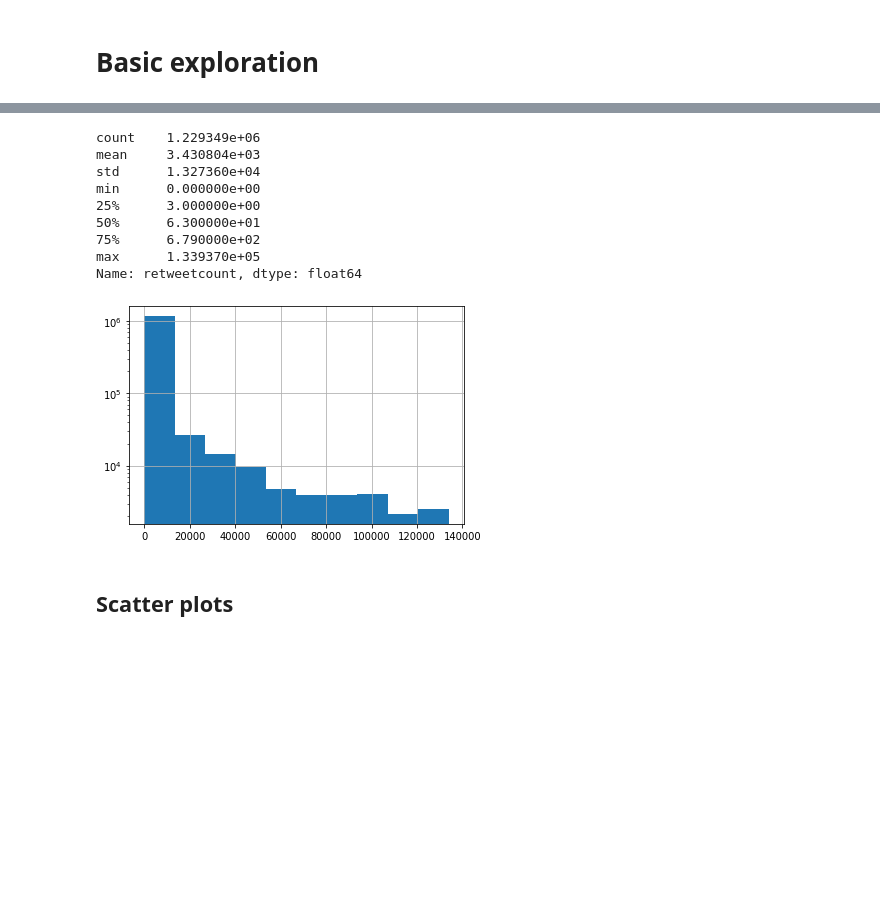
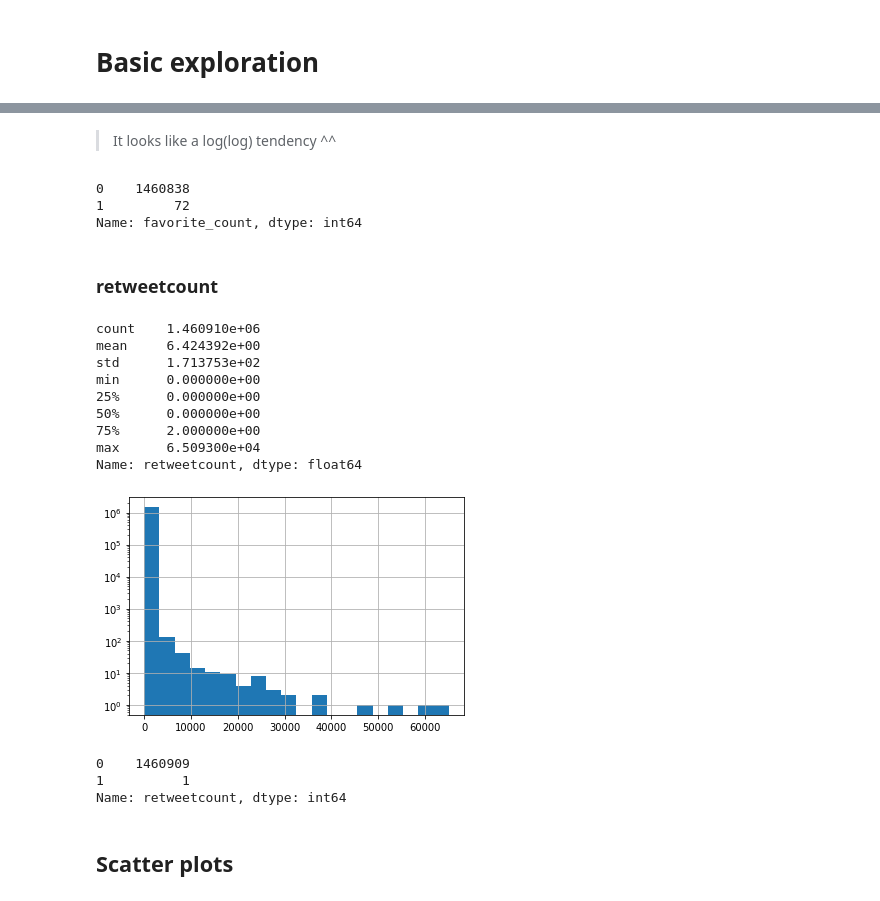
Before and after one commit to aegonwolf/ukraine-conflict-social-news, a Jupyter notebook: Basic exploration.ipynb, the cells around one changed output, grey strips where cells are left out. Saved outputs shown, nothing was run; the diff lists cells and outputs as text; code cells hidden in the pictures; blank space fills up the shorter version.

```diff
--- a/Basic exploration.ipynb
+++ b/Basic exploration.ipynb
@@ -38,8 +60,33 @@ Name: hashtags, dtype: object
 # %% [markdown]
 # Basic exploration
-# %%
-def explore(col: str):
-    """ Shows basic stats and plots histogram """
-    print(df[col].describe())
-    df[col].hist(log=True, bins=20)
-    plt.show()
+# %%
+def explore(df: pd.DataFrame, col: str, continuous: bool = True, index: str = ""):
+    """ Shows basic stats and plots histogram / bar plot """
+    s = df[col] if continuous else df[col].value_counts()
+    print(s.describe())
+
+    if continuous:
+        s.hist(log=True, bins=20)
+    else:
+        if index:
+            s.index = [
+                df[df[col] == idx][index].iloc[0]
+                for idx in s.index
+            ]
+        s[:20].plot.bar(log=True)
+    plt.show()
+
+
+def build_cat(s: pd.Series, lims: list):
+    """ Builds categories according to limits """
+    lims.sort()
+
+    def get_cat(x):
+        for i, lim in enumerate(lims):
+            if x < lim:
+                return i
+        return len(lims)
+
+    s_cat = s.apply(get_cat)
+    print(s_cat.value_counts())
+    return s_cat
@@ -85,16 +272,34 @@ Name: followers, dtype: float64
+# %% [markdown]
+> It looks like a log(log) tendency ^^
+# %%
+lims = [ 750 ]
+df_tweets['favorite_count_cat'] = build_cat(df_tweets['favorite_count'], lims)
+# %% [output]
+0    1460838
+1         72
+Name: favorite_count, dtype: int64
+# %% [markdown]
+### retweetcount
 # %%
-explore('retweetcount')
+explore(df_tweets, 'retweetcount', continuous=True)
 # %% [output]
-count    1.229349e+06
-mean     3.430804e+03
-std      1.327360e+04
+count    1.460910e+06
+mean     6.424392e+00
+std      1.713753e+02
 min      0.000000e+00
-25%      3.000000e+00
-50%      6.300000e+01
-75%      6.790000e+02
-max      1.339370e+05
+25%      0.000000e+00
+50%      0.000000e+00
+75%      2.000000e+00
+max      6.509300e+04
 Name: retweetcount, dtype: float64
-[figure, old version]
+[figure, new version]
+# %%
+lims = [ 60000, 120000 ]
+df_tweets['retweetcount_cat'] = build_cat(df_tweets['retweetcount'], lims)
+# %% [output]
+0    1460909
+1          1
+Name: retweetcount, dtype: int64
 # %% [markdown]
 ## Scatter plots
 # %%
```
Also changed, not shown: parts of 39 cells of this notebook.
